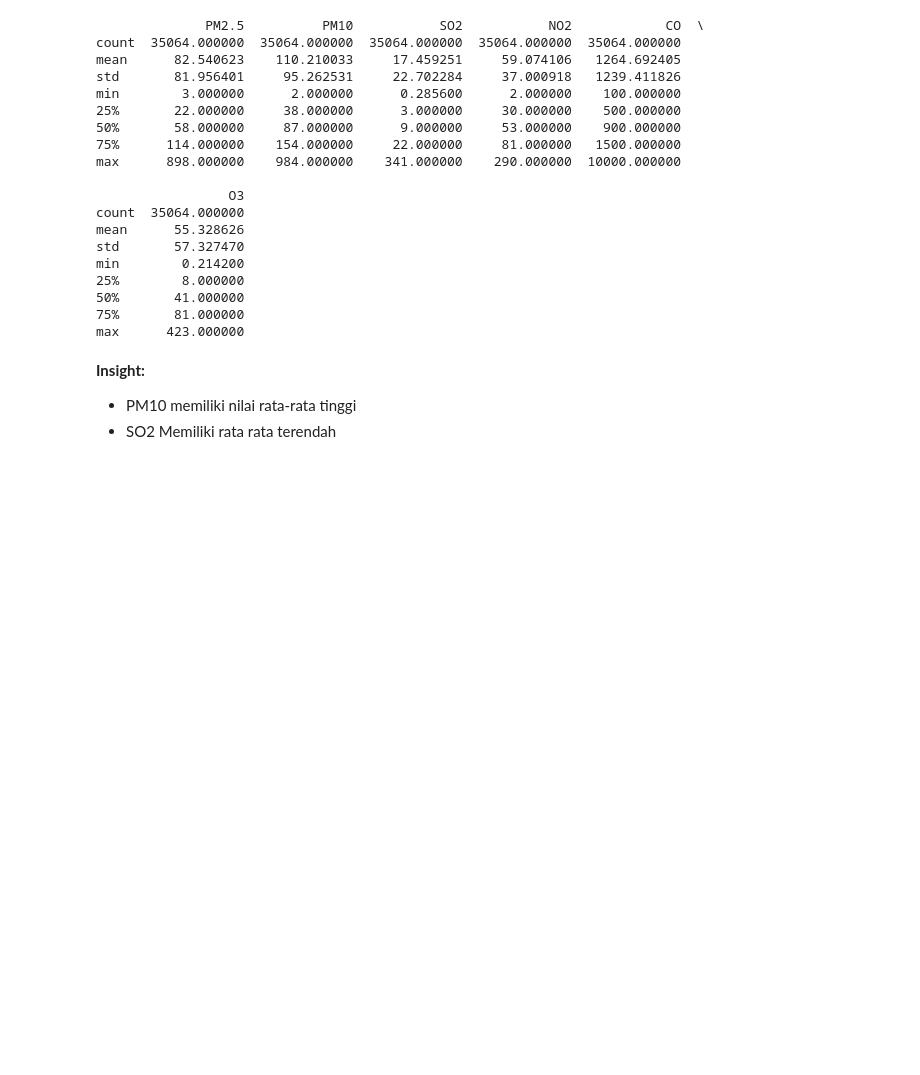
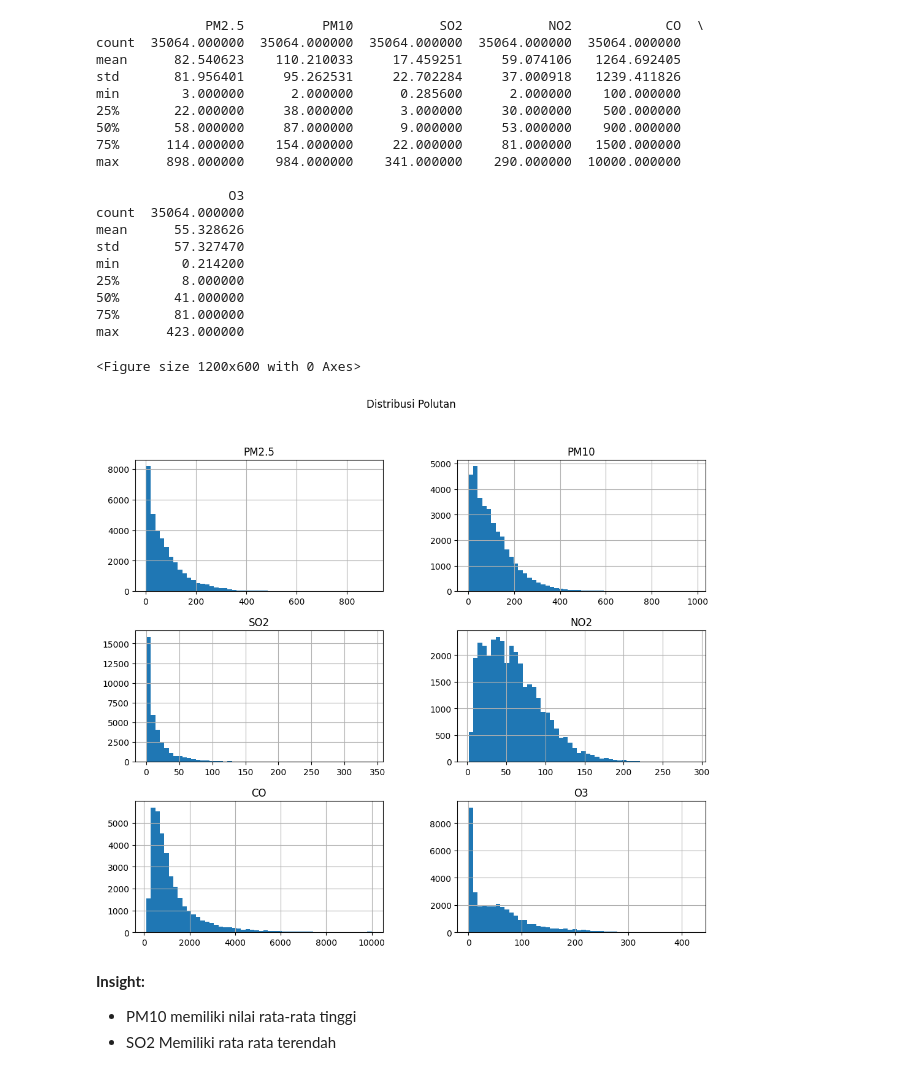
Before and after one commit to pratama404/Proyek-Analisis-Data, a Jupyter notebook: Proyek_Analisis_Data.ipynb, the cells around one changed output. Cells and saved outputs as stored; diff of their text form; code cells hidden in the pictures; blank space fills up the shorter version.

```diff
--- a/Proyek_Analisis_Data.ipynb
+++ b/Proyek_Analisis_Data.ipynb
@@ -138,6 +169,14 @@ min        0.214200
 50%       41.000000
 75%       81.000000
 max      423.000000
+# %%
+plt.figure(figsize=(12, 6))
+df[pollutants].hist(bins=50, figsize=(12, 10))
+plt.suptitle("Distribusi Polutan")
+plt.show()
+# %% [output]
+<Figure size 1200x600 with 0 Axes>
+[figure, added]
 # %% [markdown]
 **Insight:**
 - PM10 memiliki nilai rata-rata tinggi
```
Also changed, not shown: parts of 11 cells of this notebook, 3 other files.
